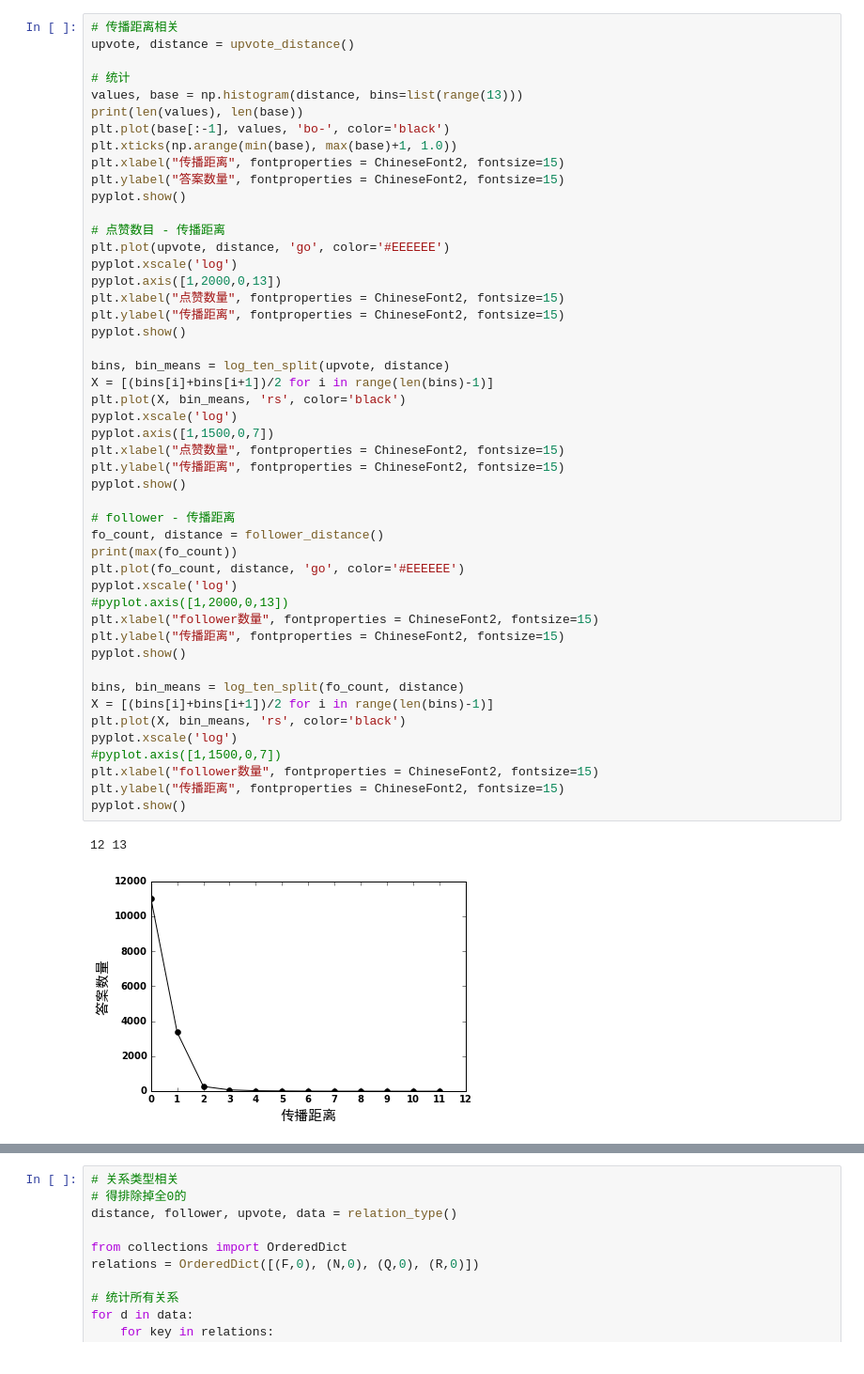
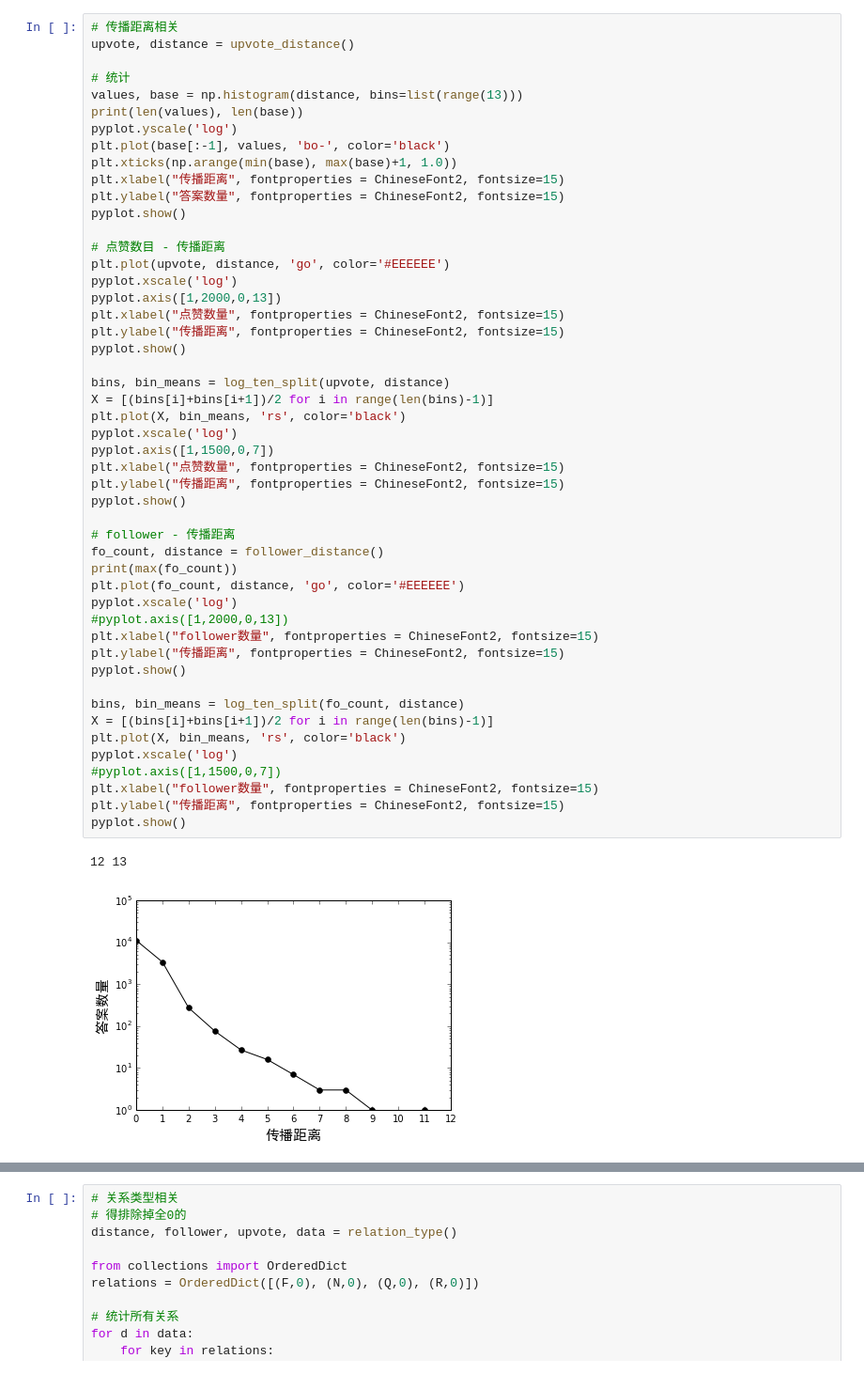
Before and after one commit to Hank-wood/Graduate, a Jupyter notebook: infer/analysis/analysis.ipynb, the cells around one changed output, grey strips where cells are left out. Shown at 94% size. Cells and saved outputs as stored; diff of their text form.

```diff
--- a/infer/analysis/analysis.ipynb
+++ b/infer/analysis/analysis.ipynb
@@ -103,6 +107,7 @@ upvote, distance = upvote_distance()
 # 统计
 values, base = np.histogram(distance, bins=list(range(13)))
 print(len(values), len(base))
+pyplot.yscale('log')
 plt.plot(base[:-1], values, 'bo-', color='black')
 plt.xticks(np.arange(min(base), max(base)+1, 1.0))
 plt.xlabel("传播距离", fontproperties = ChineseFont2, fontsize=15)
@@ -119,31 +124,31 @@ pyplot.show()
 
 bins, bin_means = log_ten_split(upvote, distance)
 X = [(bins[i]+bins[i+1])/2 for i in range(len(bins)-1)]
 plt.plot(X, bin_means, 'rs', color='black')
 pyplot.xscale('log')
 pyplot.axis([1,1500,0,7])
 plt.xlabel("点赞数量", fontproperties = ChineseFont2, fontsize=15)
 plt.ylabel("传播距离", fontproperties = ChineseFont2, fontsize=15)
 pyplot.show()
 
 # follower - 传播距离
 fo_count, distance = follower_distance()
 print(max(fo_count))
 plt.plot(fo_count, distance, 'go', color='#EEEEEE')
 pyplot.xscale('log')
 #pyplot.axis([1,2000,0,13])
 plt.xlabel("follower数量", fontproperties = ChineseFont2, fontsize=15)
 plt.ylabel("传播距离", fontproperties = ChineseFont2, fontsize=15)
 pyplot.show()
 
 bins, bin_means = log_ten_split(fo_count, distance)
 X = [(bins[i]+bins[i+1])/2 for i in range(len(bins)-1)]
 plt.plot(X, bin_means, 'rs', color='black')
 pyplot.xscale('log')
 #pyplot.axis([1,1500,0,7])
 plt.xlabel("follower数量", fontproperties = ChineseFont2, fontsize=15)
 plt.ylabel("传播距离", fontproperties = ChineseFont2, fontsize=15)
 pyplot.show()
 # %% [output]
 12 13
-[figure, old version]
+[figure, new version]
```
Also changed, not shown: parts of 7 cells of this notebook, 3 other files.
